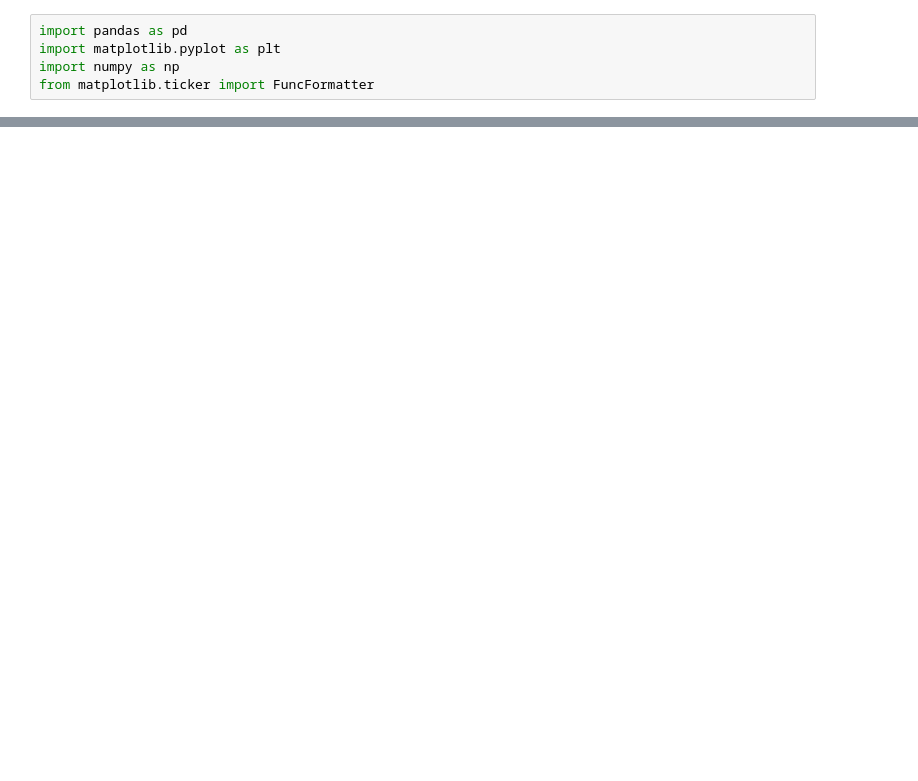
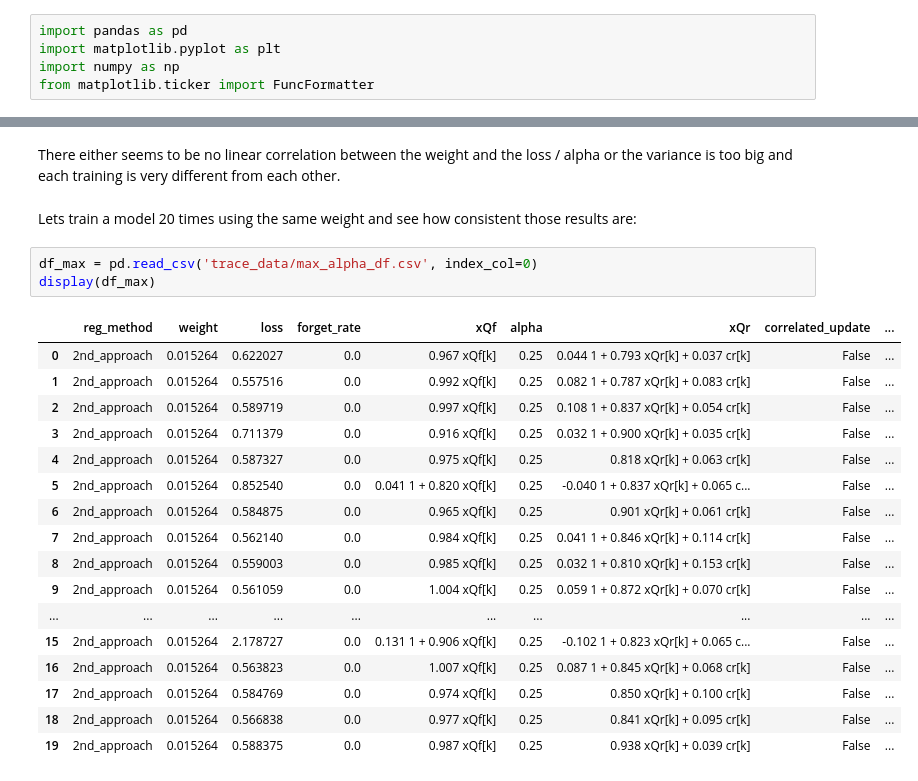
Before and after one commit to whyhardt/closedloop_rl, a Jupyter notebook: trace_analysis.ipynb, the cells around one changed output, grey strips where cells are left out. Cells and saved outputs as stored; diff of their text form; blank space fills up the shorter version.

```diff
--- a/trace_analysis.ipynb
+++ b/trace_analysis.ipynb
@@ -56,0 +95,25 @@ plt.show()
+# %% [markdown]
+There either seems to be no linear correlation between the weight and the loss / alpha or the variance is too big and each training is very different from each other.
+# %% [markdown]
+Lets train a model 20 times using the same weight and see how consistent those results are:
+# %%
+df_max = pd.read_csv('trace_data/max_alpha_df.csv', index_col=0)
+display(df_max)
+# %% [output]
+|  | reg_method | weight | loss | forget_rate | xQf | alpha | xQr | correlated_update | ... |
+| 0 | 2nd_approach | 0.015264 | 0.622027 | 0.0 | 0.967 xQf[k] | 0.25 | 0.044 1 + 0.793 xQr[k] + 0.037 cr[k] | False | ... |
+| 1 | 2nd_approach | 0.015264 | 0.557516 | 0.0 | 0.992 xQf[k] | 0.25 | 0.082 1 + 0.787 xQr[k] + 0.083 cr[k] | False | ... |
+| 2 | 2nd_approach | 0.015264 | 0.589719 | 0.0 | 0.997 xQf[k] | 0.25 | 0.108 1 + 0.837 xQr[k] + 0.054 cr[k] | False | ... |
+| 3 | 2nd_approach | 0.015264 | 0.711379 | 0.0 | 0.916 xQf[k] | 0.25 | 0.032 1 + 0.900 xQr[k] + 0.035 cr[k] | False | ... |
+| 4 | 2nd_approach | 0.015264 | 0.587327 | 0.0 | 0.975 xQf[k] | 0.25 | 0.818 xQr[k] + 0.063 cr[k] | False | ... |
+| 5 | 2nd_approach | 0.015264 | 0.852540 | 0.0 | 0.041 1 + 0.820 xQf[k] | 0.25 | -0.040 1 + 0.837 xQr[k] + 0.065 c... | False | ... |
+| 6 | 2nd_approach | 0.015264 | 0.584875 | 0.0 | 0.965 xQf[k] | 0.25 | 0.901 xQr[k] + 0.061 cr[k] | False | ... |
+| 7 | 2nd_approach | 0.015264 | 0.562140 | 0.0 | 0.984 xQf[k] | 0.25 | 0.041 1 + 0.846 xQr[k] + 0.114 cr[k] | False | ... |
+| 8 | 2nd_approach | 0.015264 | 0.559003 | 0.0 | 0.985 xQf[k] | 0.25 | 0.032 1 + 0.810 xQr[k] + 0.153 cr[k] | False | ... |
+| 9 | 2nd_approach | 0.015264 | 0.561059 | 0.0 | 1.004 xQf[k] | 0.25 | 0.059 1 + 0.872 xQr[k] + 0.070 cr[k] | False | ... |
+| ... | ... | ... | ... | ... | ... | ... | ... | ... | ... |
+| 15 | 2nd_approach | 0.015264 | 2.178727 | 0.0 | 0.131 1 + 0.906 xQf[k] | 0.25 | -0.102 1 + 0.823 xQr[k] + 0.065 c... | False | ... |
+| 16 | 2nd_approach | 0.015264 | 0.563823 | 0.0 | 1.007 xQf[k] | 0.25 | 0.087 1 + 0.845 xQr[k] + 0.068 cr[k] | False | ... |
+| 17 | 2nd_approach | 0.015264 | 0.584769 | 0.0 | 0.974 xQf[k] | 0.25 | 0.850 xQr[k] + 0.100 cr[k] | False | ... |
+| 18 | 2nd_approach | 0.015264 | 0.566838 | 0.0 | 0.977 xQf[k] | 0.25 | 0.841 xQr[k] + 0.095 cr[k] | False | ... |
+| 19 | 2nd_approach | 0.015264 | 0.588375 | 0.0 | 0.987 xQf[k] | 0.25 | 0.938 xQr[k] + 0.039 cr[k] | False | ... |
```
Also changed, not shown: parts of 12 cells of this notebook, 3 other files.
